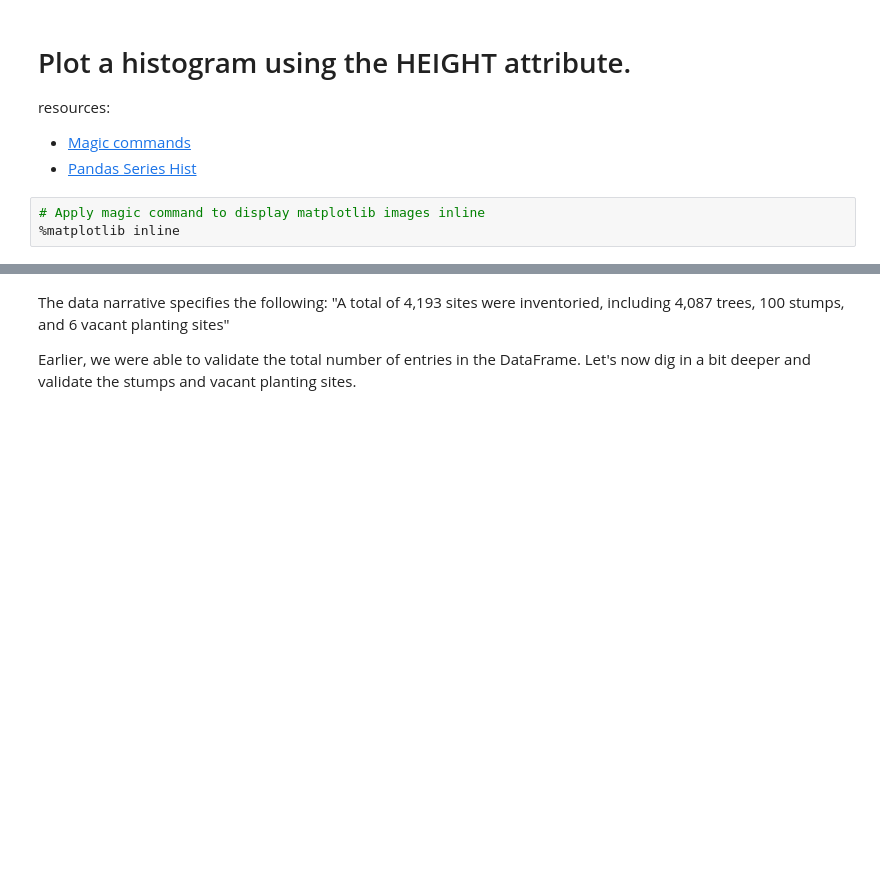
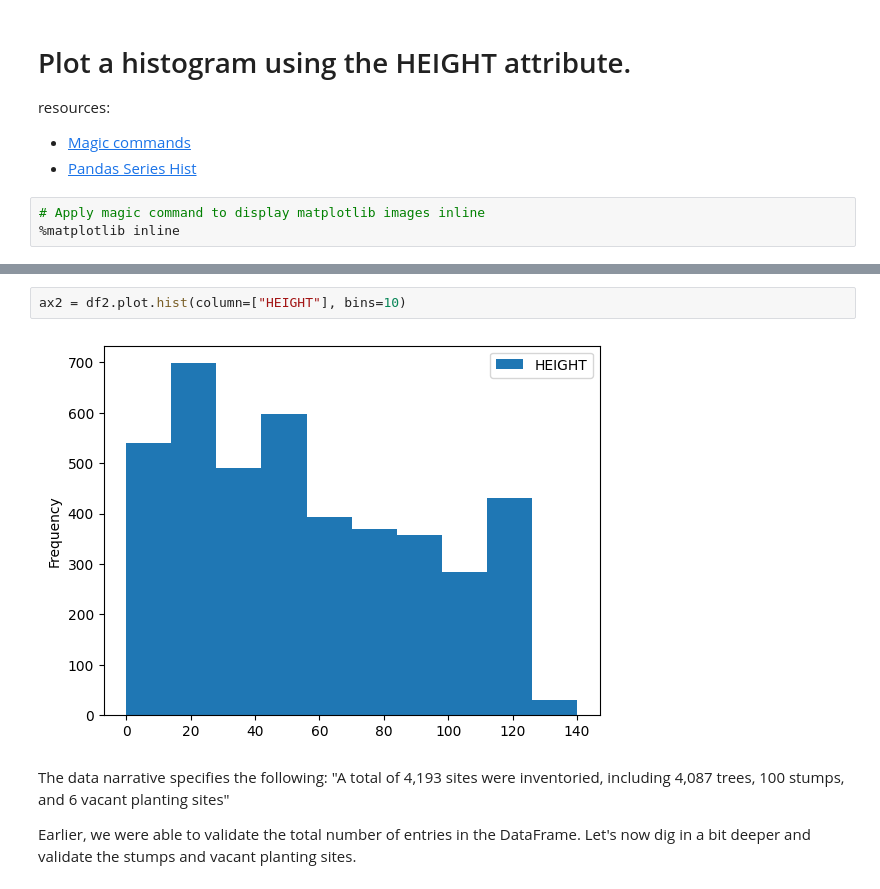
Before and after one commit to mikerly131/DataEngineering.Labs.CityOfNewarkDETreeSurvey, a Jupyter notebook: newark_de_tree_survey.ipynb, the cells around one changed output, grey strips where cells are left out. Saved outputs shown, nothing was run; the diff lists cells and outputs as text; blank space fills up the shorter version.

```diff
--- a/newark_de_tree_survey.ipynb
+++ b/newark_de_tree_survey.ipynb
@@ -152,3 +154,7 @@ s = df["HEIGHT"].plot.hist(bins=100)
+# %%
+ax2 = df2.plot.hist(column=["HEIGHT"], bins=10)
+# %% [output]
+[figure, added]
 # %% [markdown]
 The data narrative specifies the following:
 "A total of 4,193 sites were inventoried, including 4,087 trees, 100 stumps, and 6 vacant planting sites"
```
Also changed, not shown: parts of 7 cells of this notebook.
